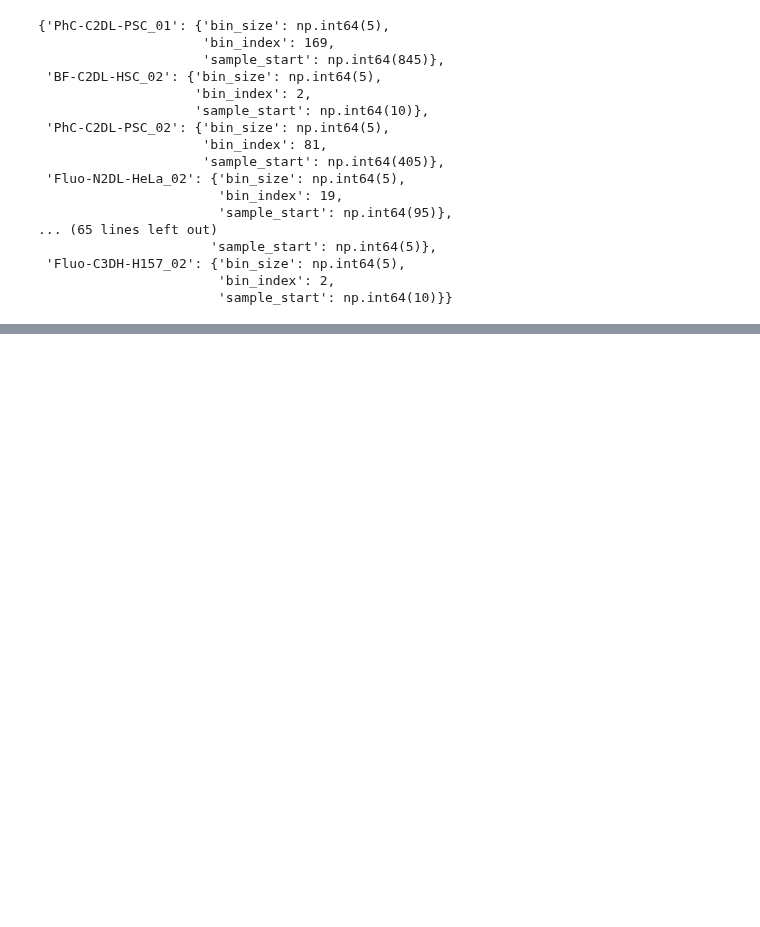
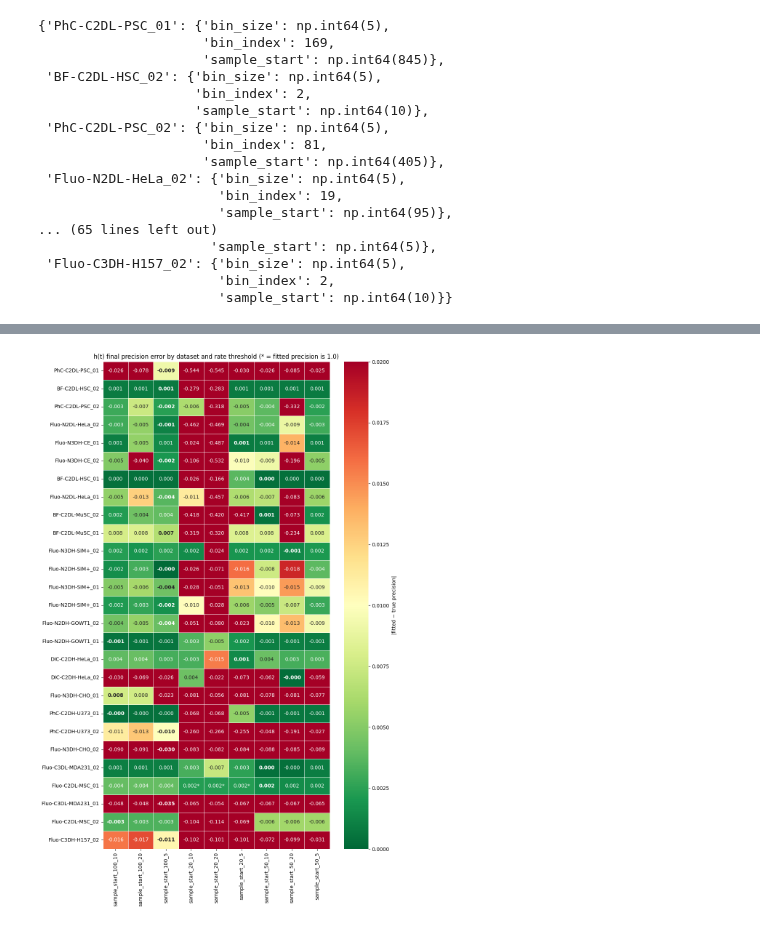
Before and after one commit to DragaDoncila/tracktour-experiments, a Jupyter notebook: pipelines/sparse-metrics/ducb_prec_modelling1.ipynb, the cells around one changed output, grey strips where cells are left out. Saved outputs shown, nothing was run; the diff lists cells and outputs as text; code cells hidden in the pictures; blank space fills up the shorter version.

```diff
--- a/pipelines/sparse-metrics/ducb_prec_modelling1.ipynb
+++ b/pipelines/sparse-metrics/ducb_prec_modelling1.ipynb
@@ -987,0 +1184,70 @@ The curve we've explored so far seems to be capable of providing a "reasonable"
+# %%
+h_error_records = []
+
+for sample_col_name, ds_start_edges in rate_dicts.items():
+    for ds_name in col_order:
+        mask = plot_df['ds_name'] == ds_name
+        y_smooth = plot_df.loc[mask, 'smoothed_prec'].values
+        x = plot_df.loc[mask, 'n_sampled'].values.astype(float)
+        true_prec = plot_df.loc[mask, 'cum_prec_estimate'].values[-1]
+        n_edges = ds_info.set_index('ds_name').loc[ds_name, 'n_edges']
+
+        def h_local(t, c, p, _n=n_edges):
+            return h(t, n=_n, c=c, p=p)
+
+        start_edge = ds_start_edges.get(ds_name)
+        if start_edge is None:
+            h_error_records.append({'ds_name': ds_name, 'combination': sample_col_name, 'final_error': float('nan'), 'fitted_final': float('nan')})
+            continue
+
+        start_idx = int(np.searchsorted(x, start_edge))
+        x_fit = x[0:start_idx]
+        y_fit = y_smooth[0:start_idx]
+
+        try:
+            with warnings.catch_warnings():
+                warnings.simplefilter('ignore', OptimizeWarning)
+                popt, _ = curve_fit(h_local, x_fit, y_fit, p0=[1.5, 0.01], bounds=([1 + 1e-6, 1e-6], [2, 1]), maxfev=10000)
+            fitted_final = h_local(x[-1], *popt)
+            final_error = fitted_final - true_prec
+        except RuntimeError:
+            fitted_final = float('nan')
+            final_error = float('nan')
+
+        h_error_records.append({'ds_name': ds_name, 'combination': sample_col_name, 'final_error': final_error, 'fitted_final': fitted_final})
+
+h_error_heatmap = pd.DataFrame(h_error_records).pivot(index='ds_name', columns='combination', values='final_error').reindex(col_order)
+h_fitted_heatmap = pd.DataFrame(h_error_records).pivot(index='ds_name', columns='combination', values='fitted_final').reindex(col_order)
+
+h_annot = pd.DataFrame(
+    [[make_annot(h_error_heatmap.iloc[r, c], h_fitted_heatmap.iloc[r, c])
+      for c in range(h_error_heatmap.shape[1])]
+     for r in range(h_error_heatmap.shape[0])],
+    index=h_error_heatmap.index,
+    columns=h_error_heatmap.columns,
+)
+
+# find the column index of the best (min abs error) per row
+best_col_per_row = h_error_heatmap.abs().idxmin(axis=1)
+best_col_idx = {ds: list(h_error_heatmap.columns).index(col) for ds, col in best_col_per_row.items()}
+
+fig, ax = plt.subplots(figsize=(10, len(col_order) * 0.5 + 2))
+sns.heatmap(h_error_heatmap.abs(), ax=ax, cmap='RdYlGn_r', vmin=0, vmax=0.02,
+            annot=h_annot, fmt='', linewidths=0.5, cbar_kws={'label': '|fitted − true precision|'})
+
+# bold the best annotation in each row
+n_cols = h_error_heatmap.shape[1]
+for text in ax.texts:
+    col_i = round((text.get_position()[0] - 0.5))
+    row_i = round((text.get_position()[1] - 0.5))
+    ds_name = col_order[row_i]
+    if col_i == best_col_idx.get(ds_name):
+        text.set_fontweight('bold')
+
+ax.set_title('h(t) final precision error by dataset and rate threshold (* = fitted precision is 1.0)')
+ax.set_xlabel('')
+ax.set_ylabel('')
+plt.tight_layout()
+plt.show()
+# %% [output]
+[figure, added]
```
Also changed, not shown: parts of 19 cells of this notebook, 1 other file.
